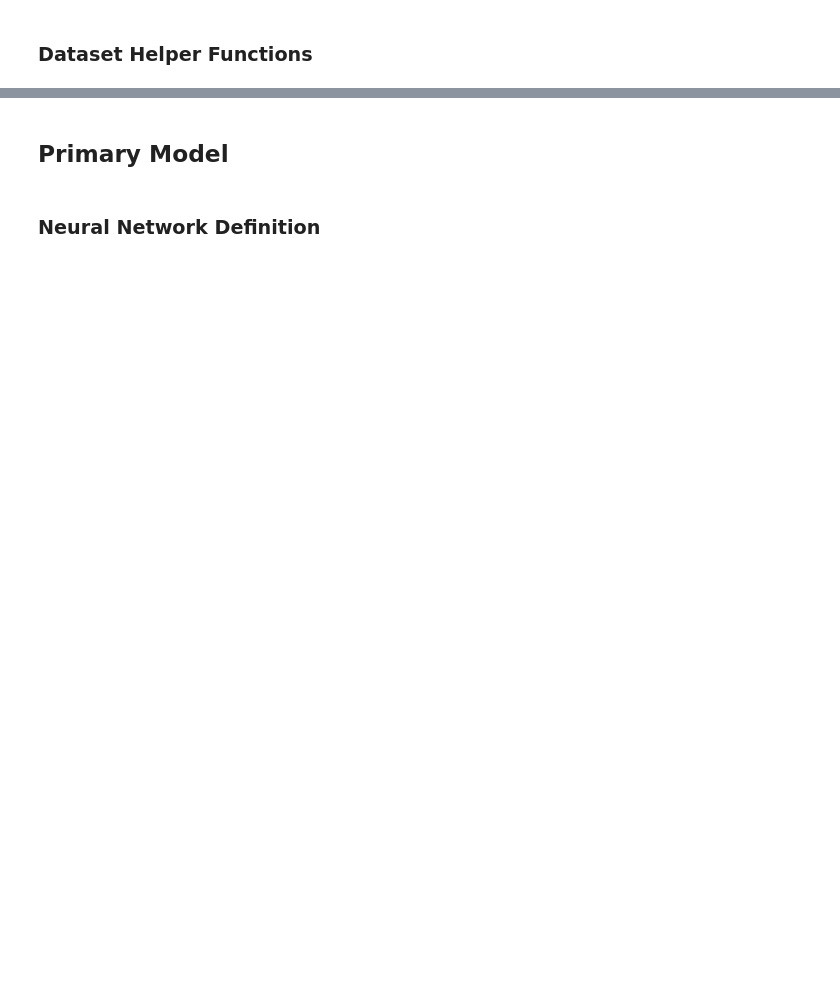
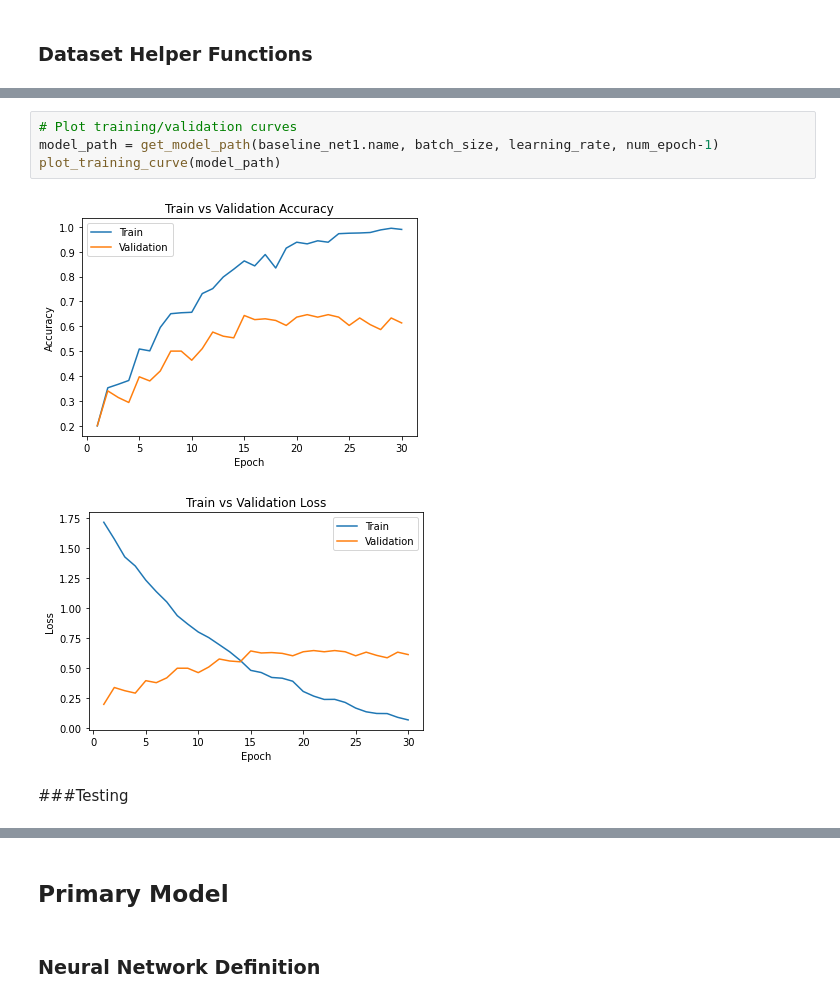
Before and after one commit to gilhwang/waste_classification, a Jupyter notebook: APS360_Team_3_Project_with_Github.ipynb, the cells around one changed output, grey strips where cells are left out. Drawn from its saved outputs; the diff is of its cells as text; blank space fills up the shorter version.

```diff
--- a/APS360_Team_3_Project_with_Github.ipynb
+++ b/APS360_Team_3_Project_with_Github.ipynb
@@ -230,0 +460,9 @@ for idx in np.arange(20):
+# %%
+# Plot training/validation curves
+model_path = get_model_path(baseline_net1.name, batch_size, learning_rate, num_epoch-1)
+plot_training_curve(model_path)
+# %% [output]
+[figure, added]
+[figure, added]
+# %% [markdown]
+###Testing
```
Also changed, not shown: parts of 21 cells of this notebook.
